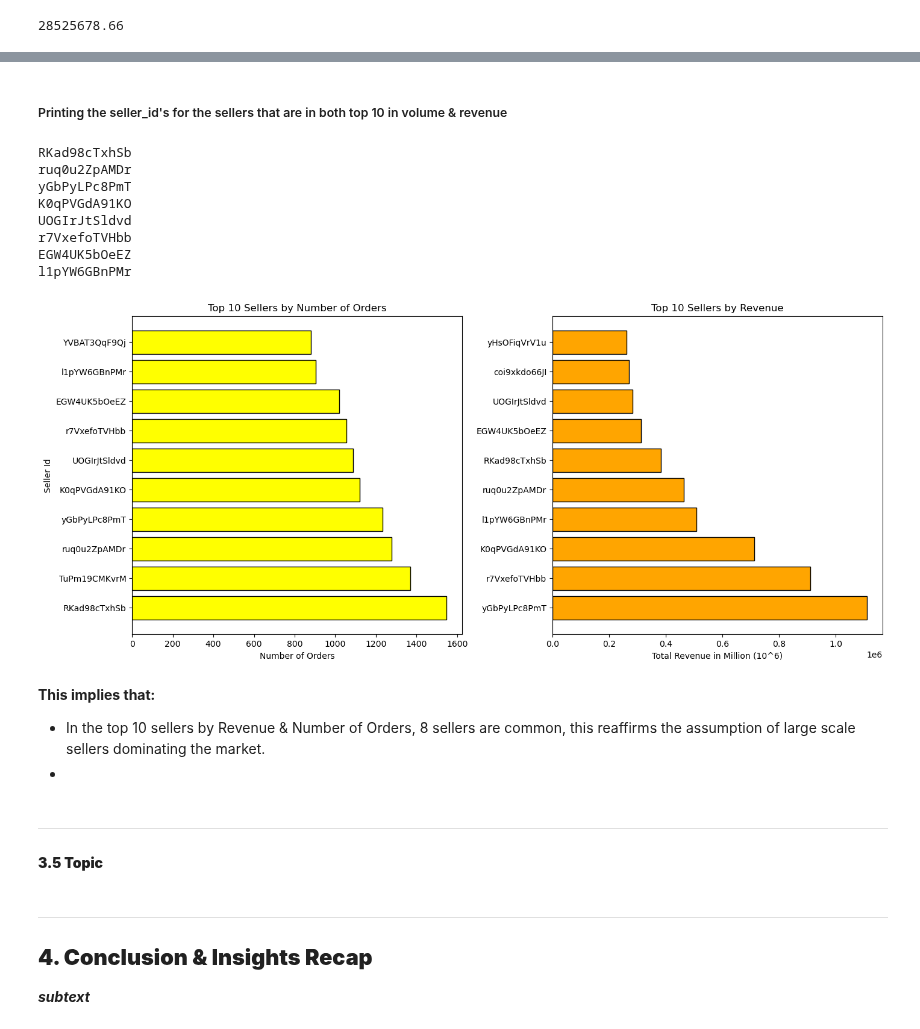
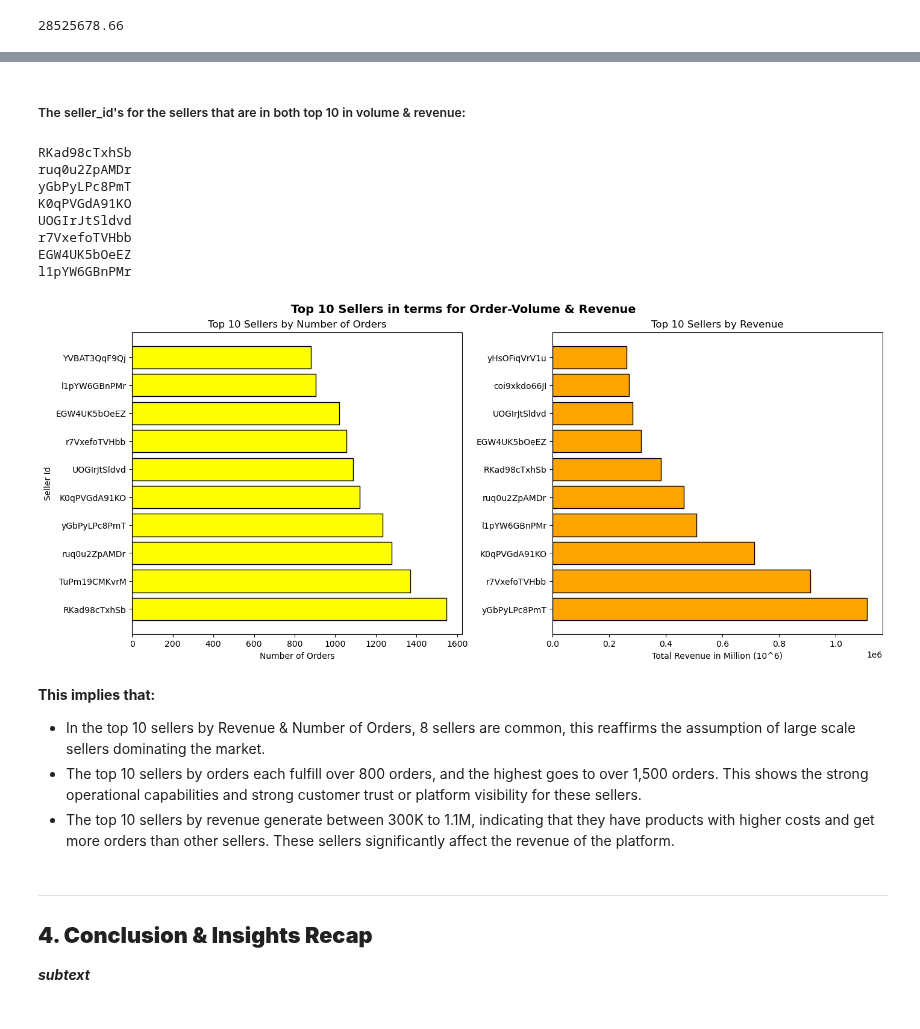
Before and after one commit to JatinY459/ecommerce-data-analysis, a Jupyter notebook: notebooks/04_EDA_products_sellers.ipynb, the cells around one changed output, grey strips where cells are left out. Drawn from its saved outputs; the diff is of its cells as text; code cells hidden in the pictures.

```diff
--- a/notebooks/04_EDA_products_sellers.ipynb
+++ b/notebooks/04_EDA_products_sellers.ipynb
@@ -387,5 +401,5 @@ order_items['total_revenue'].sum()
 # %% [markdown]
-##### Printing the seller_id's for the sellers that are in both top 10 in volume & revenue
+##### The seller_id's for the sellers that are in both top 10 in volume & revenue:
 # %%
 for i in top_sellers_by_orders.index:
     if (top_sellers_by_revenue.index == i).sum():
@@ -402,22 +416,21 @@ l1pYW6GBnPMr
 # %%
 fig, axes = plt.subplots(1, 2, figsize=(14, 6), constrained_layout=True)
 axes[0].barh(top_sellers_by_orders.index, top_sellers_by_orders['items_sold'], color='yellow', edgecolor='black')
 axes[0].set_title('Top 10 Sellers by Number of Orders')
 axes[0].set_xlabel('Number of Orders')
 axes[0].set_ylabel('Seller Id')
 axes[1].barh(top_sellers_by_revenue.index, top_sellers_by_revenue['total_revenue'], color='orange', edgecolor='black')
 axes[1].set_title('Top 10 Sellers by Revenue')
 axes[1].set_xlabel('Total Revenue in Million (10^6)')
+plt.suptitle('Top 10 Sellers in terms for Order-Volume & Revenue', fontsize=14, fontweight='bold')
 plt.show()
 # %% [output]
-[figure, old version]
+[figure, new version]
 # %% [markdown]
 **This implies that:**
 - In the top 10 sellers by Revenue & Number of Orders, 8 sellers are common, this reaffirms the assumption of large scale sellers dominating the market.
--
+- The top 10 sellers by orders each fulfill over 800 orders, and the highest goes to over 1,500 orders. This shows the strong operational capabilities and strong customer trust or platform visibility for these sellers.
+- The top 10 sellers by revenue generate between 300K to 1.1M, indicating that they have products with higher costs and get more orders than other sellers. These sellers significantly affect the revenue of the platform.
-# %% [markdown]
----
-#### **3.5 Topic** <a id="topic-3-5"></a>
 # %% [markdown]
 ---
 ## **4. Conclusion & Insights Recap** <a id="topic-4"></a>
```
Also changed, not shown: parts of 19 cells of this notebook, 1 other file.
